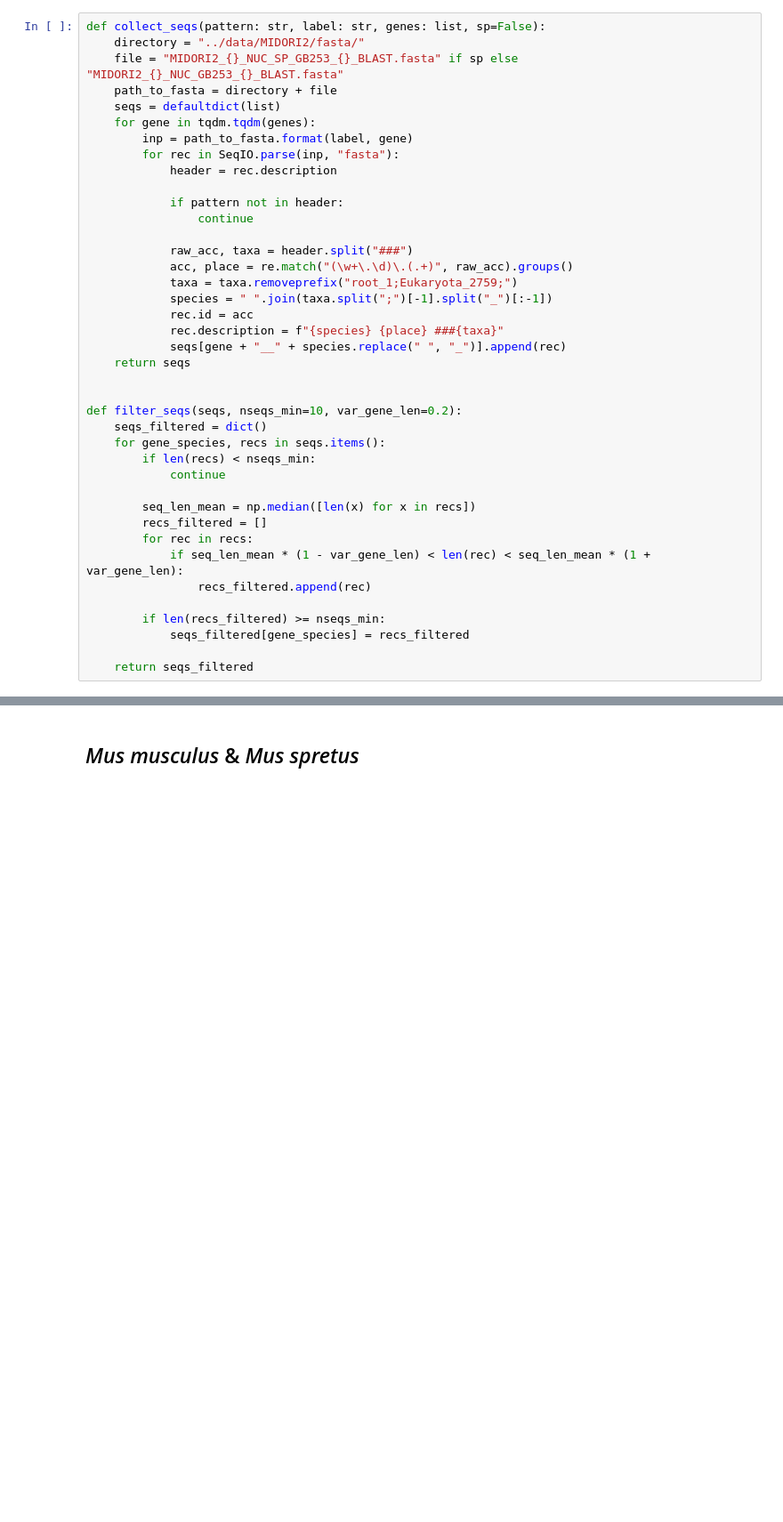
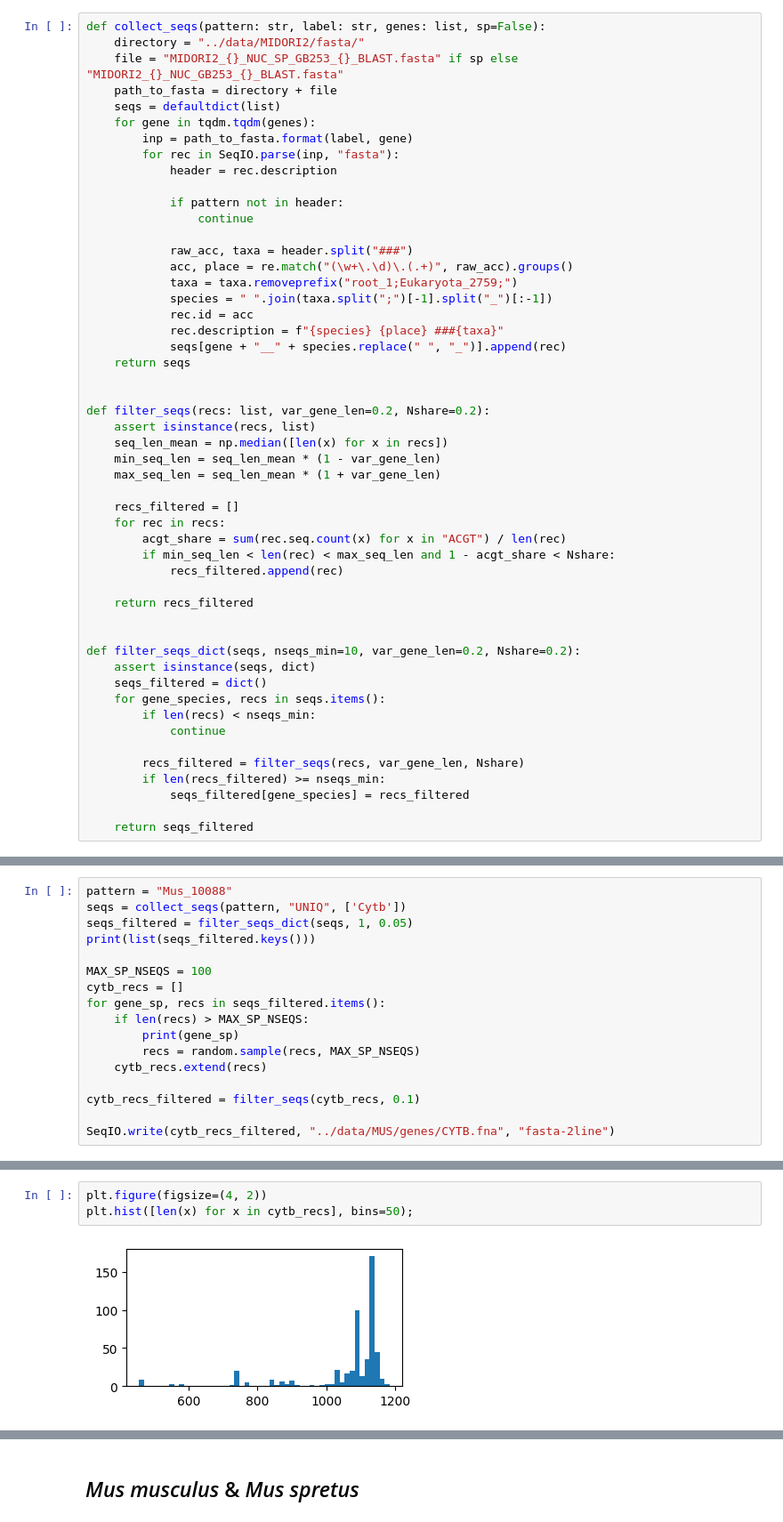
Before and after one commit to mitoclub/nemu-pipeline, a Jupyter notebook: notebooks/prepare_beasts_datasets.ipynb, the cells around one changed output, grey strips where cells are left out. Shown at 89% size. Cells and saved outputs as stored; diff of their text form; blank space fills up the shorter version.

```diff
--- a/notebooks/prepare_beasts_datasets.ipynb
+++ b/notebooks/prepare_beasts_datasets.ipynb
@@ -33,18 +33,29 @@ def collect_seqs(pattern: str, label: str, genes: list, sp=False):
     return seqs
 
 
-def filter_seqs(seqs, nseqs_min=10, var_gene_len=0.2):
+def filter_seqs(recs: list, var_gene_len=0.2, Nshare=0.2):
+    assert isinstance(recs, list)
+    seq_len_mean = np.median([len(x) for x in recs])
+    min_seq_len = seq_len_mean * (1 - var_gene_len)
+    max_seq_len = seq_len_mean * (1 + var_gene_len)
+
+    recs_filtered = []
+    for rec in recs:
+        acgt_share = sum(rec.seq.count(x) for x in "ACGT") / len(rec)
+        if min_seq_len < len(rec) < max_seq_len and 1 - acgt_share < Nshare:
+            recs_filtered.append(rec)
+
+    return recs_filtered
+
+
+def filter_seqs_dict(seqs, nseqs_min=10, var_gene_len=0.2, Nshare=0.2):
+    assert isinstance(seqs, dict)
     seqs_filtered = dict()
     for gene_species, recs in seqs.items():
         if len(recs) < nseqs_min:
             continue
 
-        seq_len_mean = np.median([len(x) for x in recs])
-        recs_filtered = []
-        for rec in recs:
-            if seq_len_mean * (1 - var_gene_len) < len(rec) < seq_len_mean * (1 + var_gene_len):
-                recs_filtered.append(rec)
-
+        recs_filtered = filter_seqs(recs, var_gene_len, Nshare)
         if len(recs_filtered) >= nseqs_min:
             seqs_filtered[gene_species] = recs_filtered
 
@@ -51,0 +67,17 @@ def filter_seqs(seqs, nseqs_min=10, var_gene_len=0.2):
+# %%
+pattern = "Mus_10088"
+seqs = collect_seqs(pattern, "UNIQ", ['Cytb'])
+seqs_filtered = filter_seqs_dict(seqs, 1, 0.05)
+print(list(seqs_filtered.keys()))
+
+MAX_SP_NSEQS = 100
+cytb_recs = []
+for gene_sp, recs in seqs_filtered.items():
+    if len(recs) > MAX_SP_NSEQS:
+        print(gene_sp)
+        recs = random.sample(recs, MAX_SP_NSEQS)
+    cytb_recs.extend(recs)
+
+cytb_recs_filtered = filter_seqs(cytb_recs, 0.1)
+
+SeqIO.write(cytb_recs_filtered, "../data/MUS/genes/CYTB.fna", "fasta-2line")
@@ -51,0 +89,5 @@ def filter_seqs(seqs, nseqs_min=10, var_gene_len=0.2):
+# %%
+plt.figure(figsize=(4, 2))
+plt.hist([len(x) for x in cytb_recs], bins=50);
+# %% [output]
+[figure, added]
```
Also changed, not shown: parts of 7 cells of this notebook, 4 other files.
